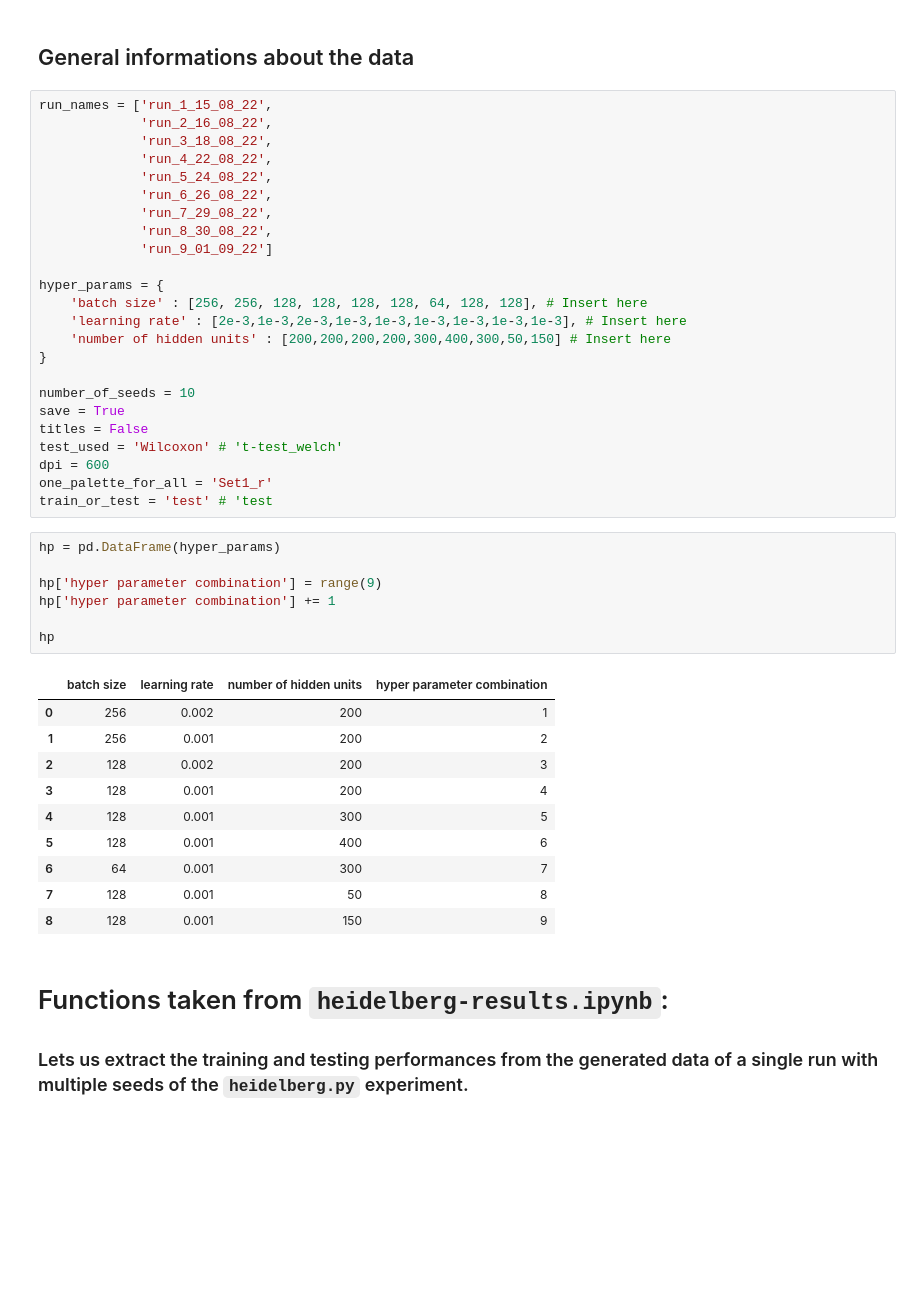
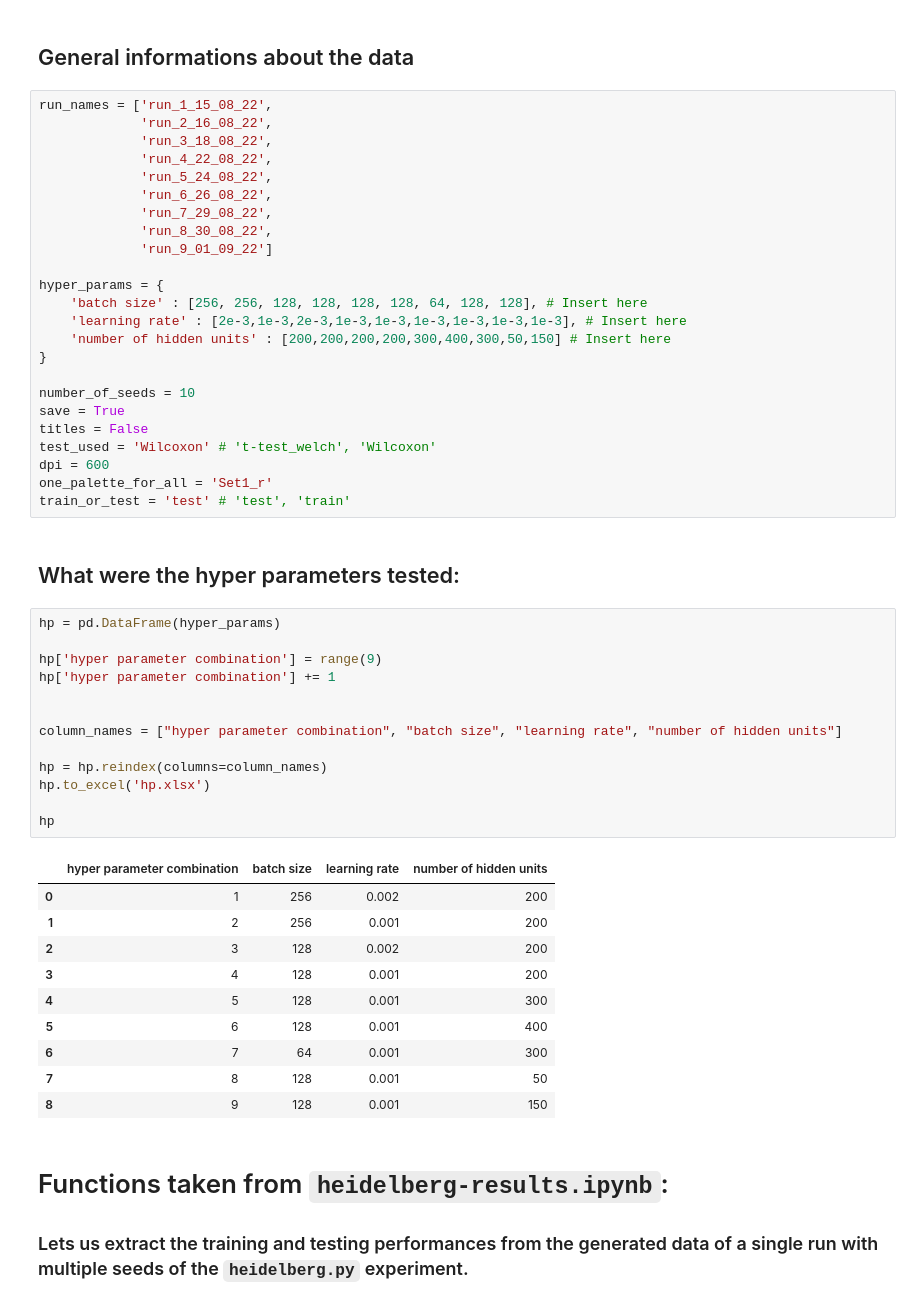
Before and after one commit to wesleymth/linear-nonlinear-dendrites, a Jupyter notebook: training/heidelberg_hyperparam_visual.ipynb, the cells around one changed output. Cells and saved outputs as stored; diff of their text form; blank space fills up the shorter version.

```diff
--- a/training/heidelberg_hyperparam_visual.ipynb
+++ b/training/heidelberg_hyperparam_visual.ipynb
@@ -33,28 +33,36 @@ hyper_params = {
 number_of_seeds = 10
 save = True
 titles = False
-test_used = 'Wilcoxon' # 't-test_welch'
+test_used = 'Wilcoxon' # 't-test_welch', 'Wilcoxon'
 dpi = 600
 one_palette_for_all = 'Set1_r'
-train_or_test = 'test' # 'test
+train_or_test = 'test' # 'test', 'train'
+# %% [markdown]
+## What were the hyper parameters tested:
 # %%
 hp = pd.DataFrame(hyper_params)
 
 hp['hyper parameter combination'] = range(9)
 hp['hyper parameter combination'] += 1
 
+
+column_names = ["hyper parameter combination", "batch size", "learning rate", "number of hidden units"]
+
+hp = hp.reindex(columns=column_names)
+hp.to_excel('hp.xlsx')
+
 hp
 # %% [output]
-|  | batch size | learning rate | number of hidden units | hyper parameter combination |
-| 0 | 256 | 0.002 | 200 | 1 |
-| 1 | 256 | 0.001 | 200 | 2 |
-| 2 | 128 | 0.002 | 200 | 3 |
-| 3 | 128 | 0.001 | 200 | 4 |
-| 4 | 128 | 0.001 | 300 | 5 |
-| 5 | 128 | 0.001 | 400 | 6 |
-| 6 | 64 | 0.001 | 300 | 7 |
-| 7 | 128 | 0.001 | 50 | 8 |
-| 8 | 128 | 0.001 | 150 | 9 |
+|  | hyper parameter combination | batch size | learning rate | number of hidden units |
+| 0 | 1 | 256 | 0.002 | 200 |
+| 1 | 2 | 256 | 0.001 | 200 |
+| 2 | 3 | 128 | 0.002 | 200 |
+| 3 | 4 | 128 | 0.001 | 200 |
+| 4 | 5 | 128 | 0.001 | 300 |
+| 5 | 6 | 128 | 0.001 | 400 |
+| 6 | 7 | 64 | 0.001 | 300 |
+| 7 | 8 | 128 | 0.001 | 50 |
+| 8 | 9 | 128 | 0.001 | 150 |
 # %% [markdown]
 # Functions taken from `heidelberg-results.ipynb`:
 
```
Also changed, not shown: parts of 16 cells of this notebook, 2 other files.
